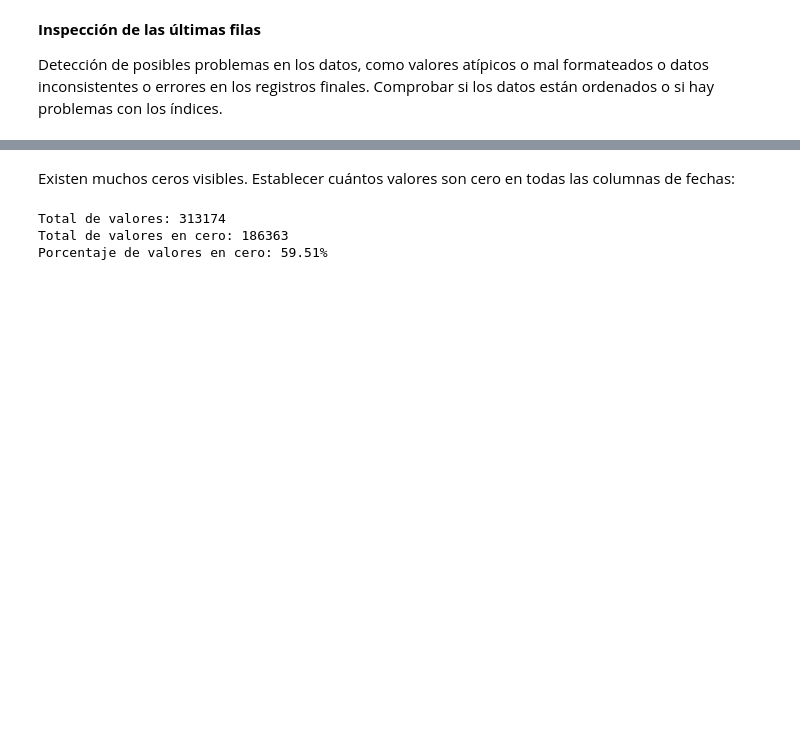
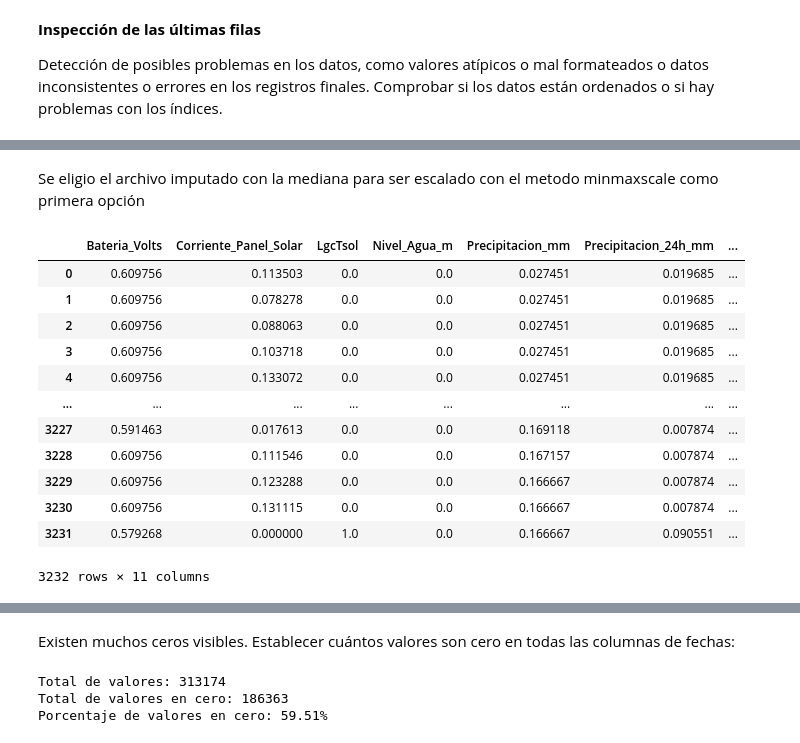
Before and after one commit to jasolano61/Sistemas-Ciberfisicos-y-Aprendizaje-automatico, a Jupyter notebook: AprendizajeAutomatico/tarea1/Tarea1.ipynb, the cells around one changed output, grey strips where cells are left out. Saved outputs shown, nothing was run; the diff lists cells and outputs as text; code cells hidden in the pictures; blank space fills up the shorter version.

```diff
--- a/AprendizajeAutomatico/tarea1/Tarea1.ipynb
+++ b/AprendizajeAutomatico/tarea1/Tarea1.ipynb
@@ -208,0 +500,30 @@ dtype: int64
+# %% [markdown]
+Se eligio el archivo imputado con la mediana para ser escalado con el metodo minmaxscale como primera opción
+# %%
+from sklearn.preprocessing import MinMaxScaler
+
+# Crear una copia del dataset con valores nulos tratados con la mediana
+df_mediana_minmax = df_imputada_con_mediana.copy()
+
+# Excluir la columna de fecha antes de aplicar el escalado
+columns_to_scale = df_mediana_minmax.select_dtypes(include=['float64', 'int64']).columns
+
+# Aplicar MinMaxScaler (valores entre 0 y 1)
+scaler = MinMaxScaler()
+df_mediana_minmax[columns_to_scale] = scaler.fit_transform(df_mediana_minmax[columns_to_scale])
+
+df_mediana_minmax
+# %% [output]
+|  | Bateria_Volts | Corriente_Panel_Solar | LgcTsol | Nivel_Agua_m | Precipitacion_mm | Precipitacion_24h_mm | ... |
+| 0 | 0.609756 | 0.113503 | 0.0 | 0.0 | 0.027451 | 0.019685 | ... |
+| 1 | 0.609756 | 0.078278 | 0.0 | 0.0 | 0.027451 | 0.019685 | ... |
+| 2 | 0.609756 | 0.088063 | 0.0 | 0.0 | 0.027451 | 0.019685 | ... |
+| 3 | 0.609756 | 0.103718 | 0.0 | 0.0 | 0.027451 | 0.019685 | ... |
+| 4 | 0.609756 | 0.133072 | 0.0 | 0.0 | 0.027451 | 0.019685 | ... |
+| ... | ... | ... | ... | ... | ... | ... | ... |
+| 3227 | 0.591463 | 0.017613 | 0.0 | 0.0 | 0.169118 | 0.007874 | ... |
+| 3228 | 0.609756 | 0.111546 | 0.0 | 0.0 | 0.167157 | 0.007874 | ... |
+| 3229 | 0.609756 | 0.123288 | 0.0 | 0.0 | 0.166667 | 0.007874 | ... |
+| 3230 | 0.609756 | 0.131115 | 0.0 | 0.0 | 0.166667 | 0.007874 | ... |
+| 3231 | 0.579268 | 0.000000 | 1.0 | 0.0 | 0.166667 | 0.090551 | ... |
+3232 rows × 11 columns
```
Also changed, not shown: parts of 95 cells of this notebook.
